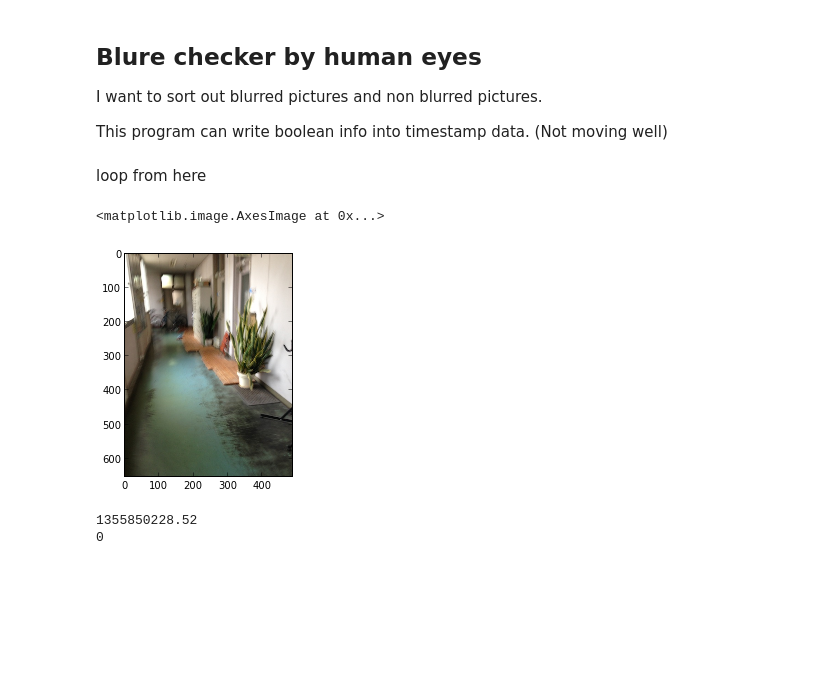
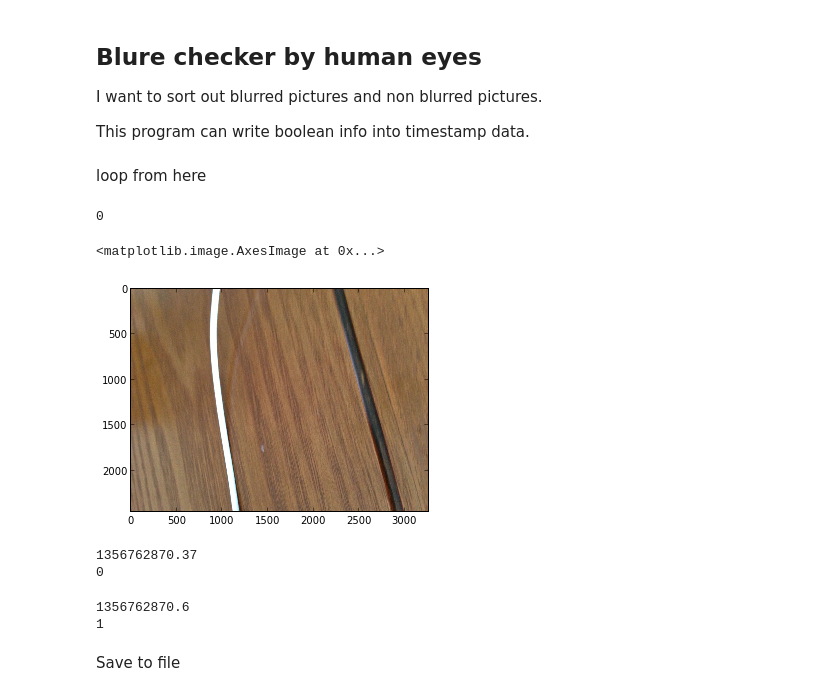
Before and after one commit to shoya140/blur-detector, a Jupyter notebook: BlurCheck.ipynb, the cells around one changed output. Drawn from its saved outputs; the diff is of its cells as text; code cells hidden in the pictures; blank space fills up the shorter version.

```diff
--- a/BlurCheck.ipynb
+++ b/BlurCheck.ipynb
@@ -3,7 +3,7 @@
 
 I want to sort out blurred pictures and non blurred pictures.
 
-This program can write boolean info into timestamp data. (Not moving well)
+This program can write boolean info into timestamp data.
 # %%
 import pandas
 from pandas import read_csv #reader
@@ -22,20 +23,32 @@ writer = csv.writer(file(csv_filepath, 'w'), lineterminator = '\n')
 # %% [markdown]
 loop from here
 # %%
-time = ((time_data['time'][picture_number]*1000.0)//10.0)/100.0
-picture_filepath = glob.glob('./data/picture/'+str(time)+'*')
+print time_data['is_blurred'][picture_number]
+time = str('%.5f' %time_data['time'][picture_number])
+picture_filepath = glob.glob('./data/picture/'+time+'*')
 image = mpimg.imread(picture_filepath[0])
 plt.imshow(image)
 # %% [output]
-<matplotlib.image.AxesImage at 0x...>
+0
+<matplotlib.image.AxesImage at 0x...>
-[figure, old version]
+[figure, new version]
 # %%
+# not bluured picture
 is_blurred = 0
-
 print time_data['time'][picture_number]
 print is_blurred
-writer.writerow([time_data['time'][picture_number], is_blurred])
+writer.writerow([time, is_blurred])
 picture_number  += 1
 # %% [output]
-1355850228.52
+1356762870.37
 0
+# %%
+# blurred picture
+is_blurred = 1
+print time_data['time'][picture_number]
+print is_blurred
+writer.writerow([time, is_blurred])
+picture_number  += 1
+# %% [output]
+1356762870.6
+1
@@ -41,0 +58,2 @@ picture_number  += 1
+# %% [markdown]
+Save to file
```
Also changed, not shown: parts of 4 cells of this notebook, 1 other file.
